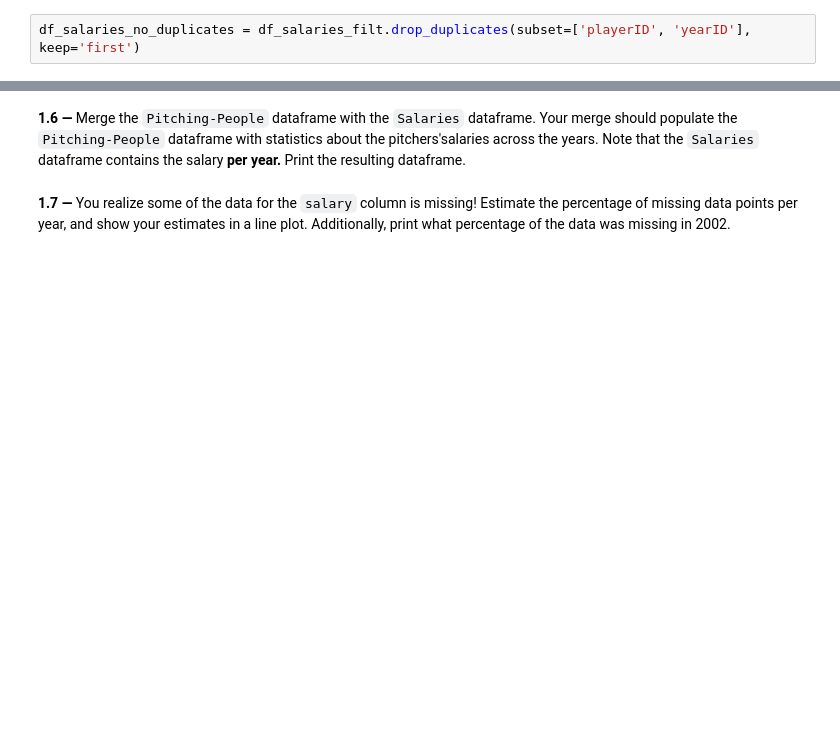
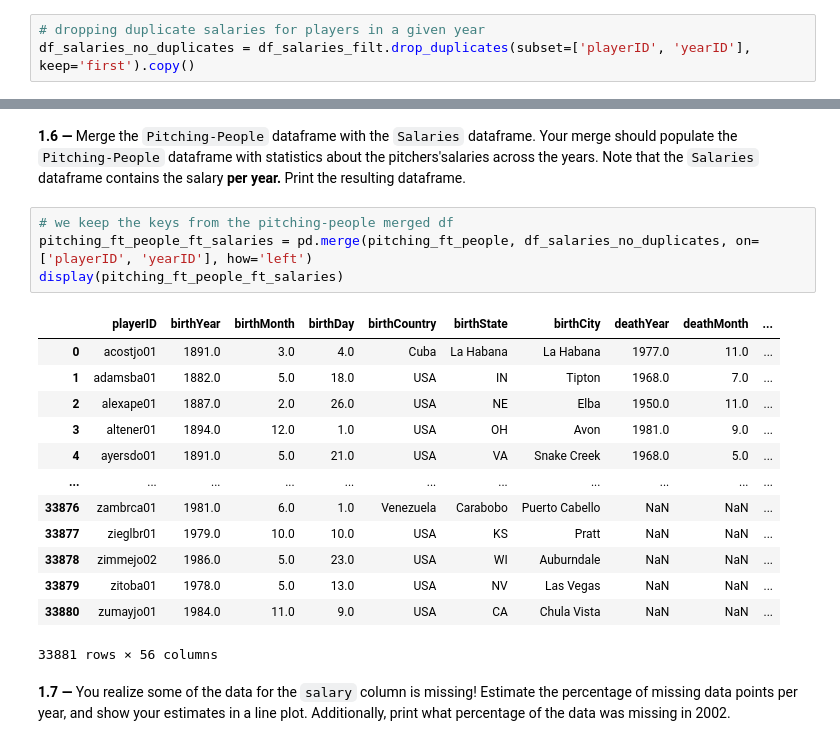
Before and after one commit to benjaminAouzir/FautTrouverUnNomPourADA, a Jupyter notebook: 01 - Pandas Data Wrangling and Data Viz/h1.ipynb, the cells around one changed output, grey strips where cells are left out. Cells and saved outputs as stored; diff of their text form; blank space fills up the shorter version.

```diff
--- a/01 - Pandas Data Wrangling and Data Viz/h1.ipynb
+++ b/01 - Pandas Data Wrangling and Data Viz/h1.ipynb
@@ -112,2 +114,3 @@ Droping duplicate salaries for players in a given year
 # %%
-df_salaries_no_duplicates = df_salaries_filt.drop_duplicates(subset=['playerID', 'yearID'], keep='first')
+# dropping duplicate salaries for players in a given year
+df_salaries_no_duplicates = df_salaries_filt.drop_duplicates(subset=['playerID', 'yearID'], keep='first').copy()
@@ -138,4 +184,22 @@ merged_df = pd.merge(df_people_filt, df_pitching_filt, on='playerID', how='inner
 # %% [markdown]
 **1.6 —**  Merge the `Pitching-People` dataframe with the `Salaries` dataframe. Your merge should populate the `Pitching-People` dataframe with statistics about the pitchers'salaries across the years. Note that the `Salaries` dataframe contains the salary **per year.** Print the resulting dataframe.
+# %%
+# we keep the keys from the pitching-people merged df
+pitching_ft_people_ft_salaries = pd.merge(pitching_ft_people, df_salaries_no_duplicates, on=['playerID', 'yearID'], how='left')
+display(pitching_ft_people_ft_salaries)
+# %% [output]
+|  | playerID | birthYear | birthMonth | birthDay | birthCountry | birthState | birthCity | deathYear | deathMonth | ... |
+| 0 | acostjo01 | 1891.0 | 3.0 | 4.0 | Cuba | La Habana | La Habana | 1977.0 | 11.0 | ... |
+| 1 | adamsba01 | 1882.0 | 5.0 | 18.0 | USA | IN | Tipton | 1968.0 | 7.0 | ... |
+| 2 | alexape01 | 1887.0 | 2.0 | 26.0 | USA | NE | Elba | 1950.0 | 11.0 | ... |
+| 3 | altener01 | 1894.0 | 12.0 | 1.0 | USA | OH | Avon | 1981.0 | 9.0 | ... |
+| 4 | ayersdo01 | 1891.0 | 5.0 | 21.0 | USA | VA | Snake Creek | 1968.0 | 5.0 | ... |
+| ... | ... | ... | ... | ... | ... | ... | ... | ... | ... | ... |
+| 33876 | zambrca01 | 1981.0 | 6.0 | 1.0 | Venezuela | Carabobo | Puerto Cabello | NaN | NaN | ... |
+| 33877 | zieglbr01 | 1979.0 | 10.0 | 10.0 | USA | KS | Pratt | NaN | NaN | ... |
+| 33878 | zimmejo02 | 1986.0 | 5.0 | 23.0 | USA | WI | Auburndale | NaN | NaN | ... |
+| 33879 | zitoba01 | 1978.0 | 5.0 | 13.0 | USA | NV | Las Vegas | NaN | NaN | ... |
+| 33880 | zumayjo01 | 1984.0 | 11.0 | 9.0 | USA | CA | Chula Vista | NaN | NaN | ... |
+33881 rows × 56 columns
 # %% [markdown]
 **1.7 —** You realize some of the data for the `salary` column is missing! Estimate the percentage of missing data points per year, and show your estimates in a line plot. Additionally, print what percentage of the data was missing in 2002.
```
Also changed, not shown: parts of 15 cells of this notebook.
